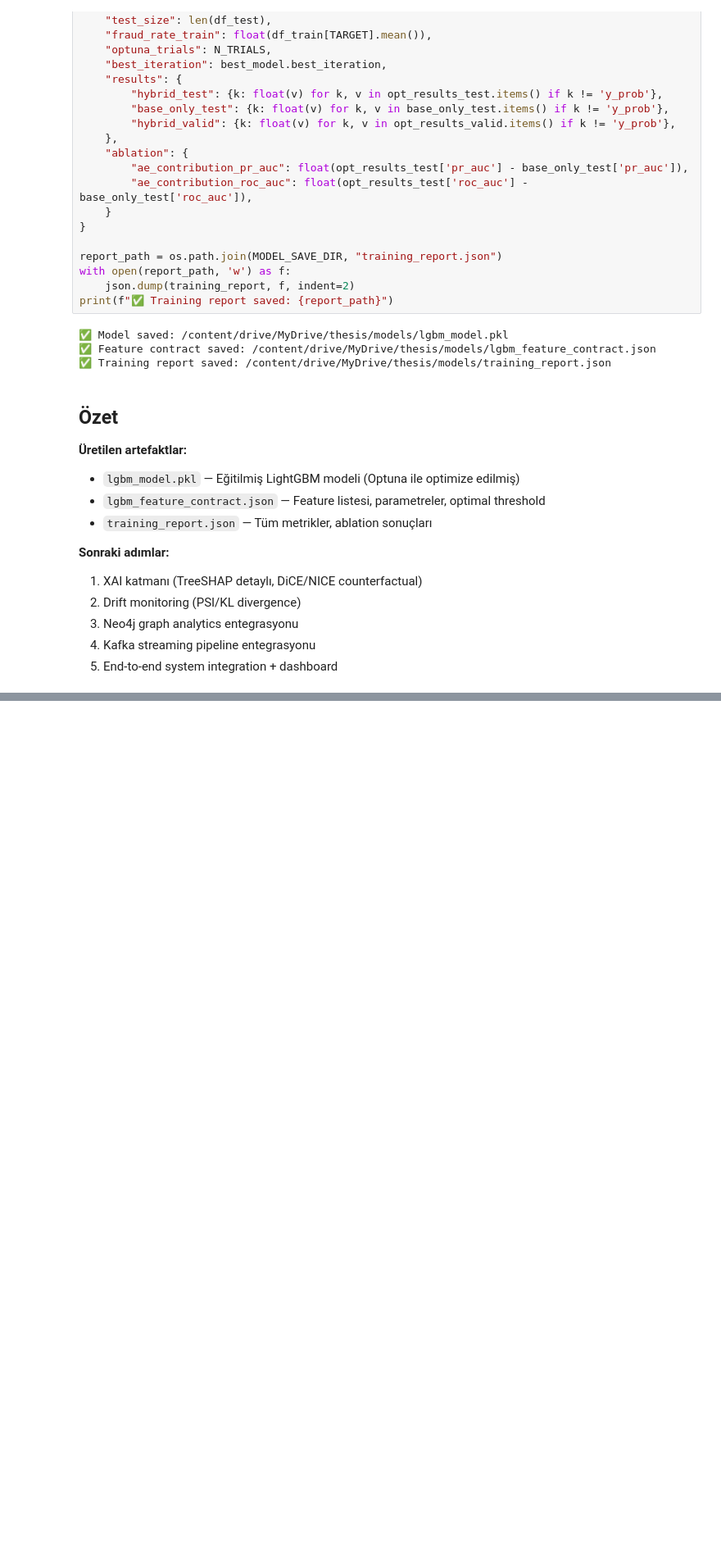
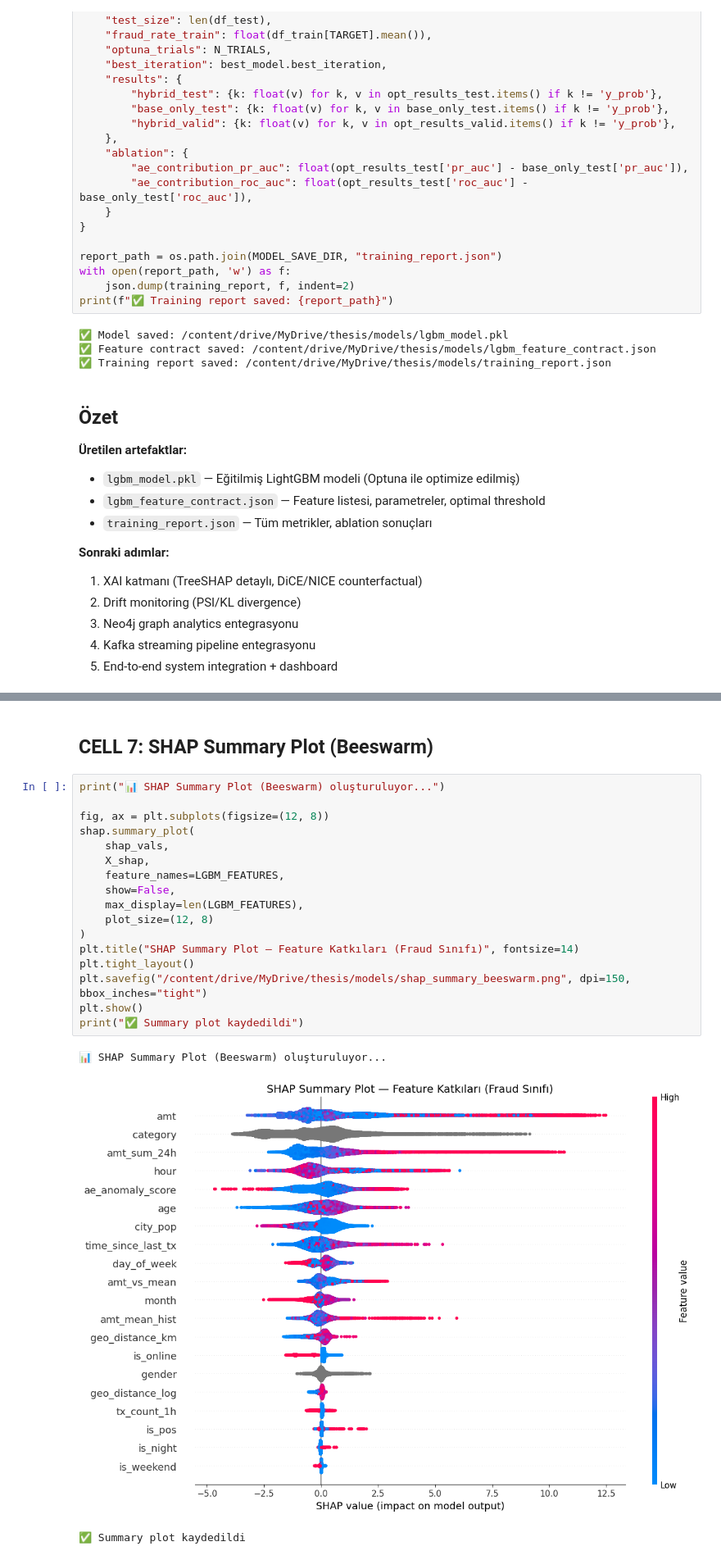
Before and after one commit to mustafaberberler/fraud-detection, a Jupyter notebook: train_lightgbm2222.ipynb, the cells around one changed output, grey strips where cells are left out. Shown at 82% size. Saved outputs shown, nothing was run; the diff lists cells and outputs as text; blank space fills up the shorter version.

```diff
--- a/train_lightgbm2222.ipynb
+++ b/train_lightgbm2222.ipynb
@@ -664,0 +967,23 @@ print(f"✅ Training report saved: {report_path}")
+# %% [markdown]
+## CELL 7: SHAP Summary Plot (Beeswarm)
+# %%
+print("📊 SHAP Summary Plot (Beeswarm) oluşturuluyor...")
+
+fig, ax = plt.subplots(figsize=(12, 8))
+shap.summary_plot(
+    shap_vals,
+    X_shap,
+    feature_names=LGBM_FEATURES,
+    show=False,
+    max_display=len(LGBM_FEATURES),
+    plot_size=(12, 8)
+)
+plt.title("SHAP Summary Plot — Feature Katkıları (Fraud Sınıfı)", fontsize=14)
+plt.tight_layout()
+plt.savefig("/content/drive/MyDrive/thesis/models/shap_summary_beeswarm.png", dpi=150, bbox_inches="tight")
+plt.show()
+print("✅ Summary plot kaydedildi")
+# %% [output]
+📊 SHAP Summary Plot (Beeswarm) oluşturuluyor...
+[figure, added]
+✅ Summary plot kaydedildi
```
Also changed, not shown: parts of 50 cells of this notebook.
